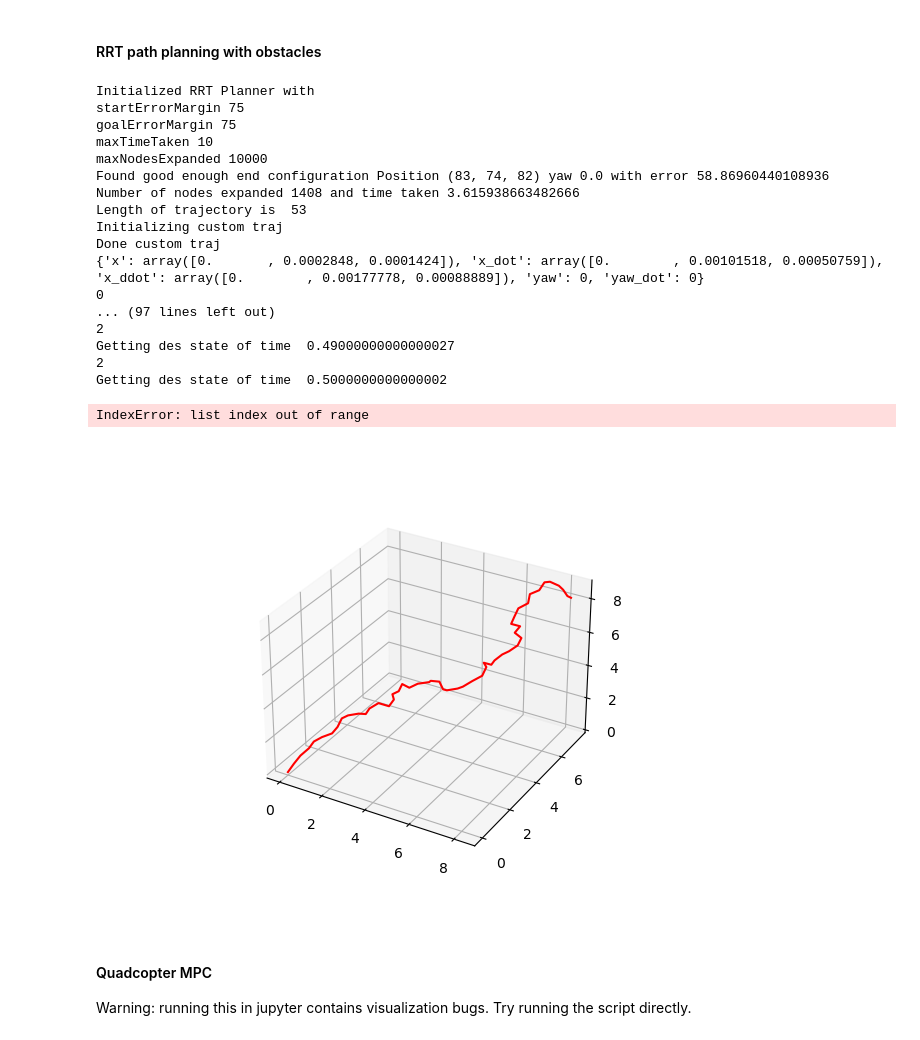
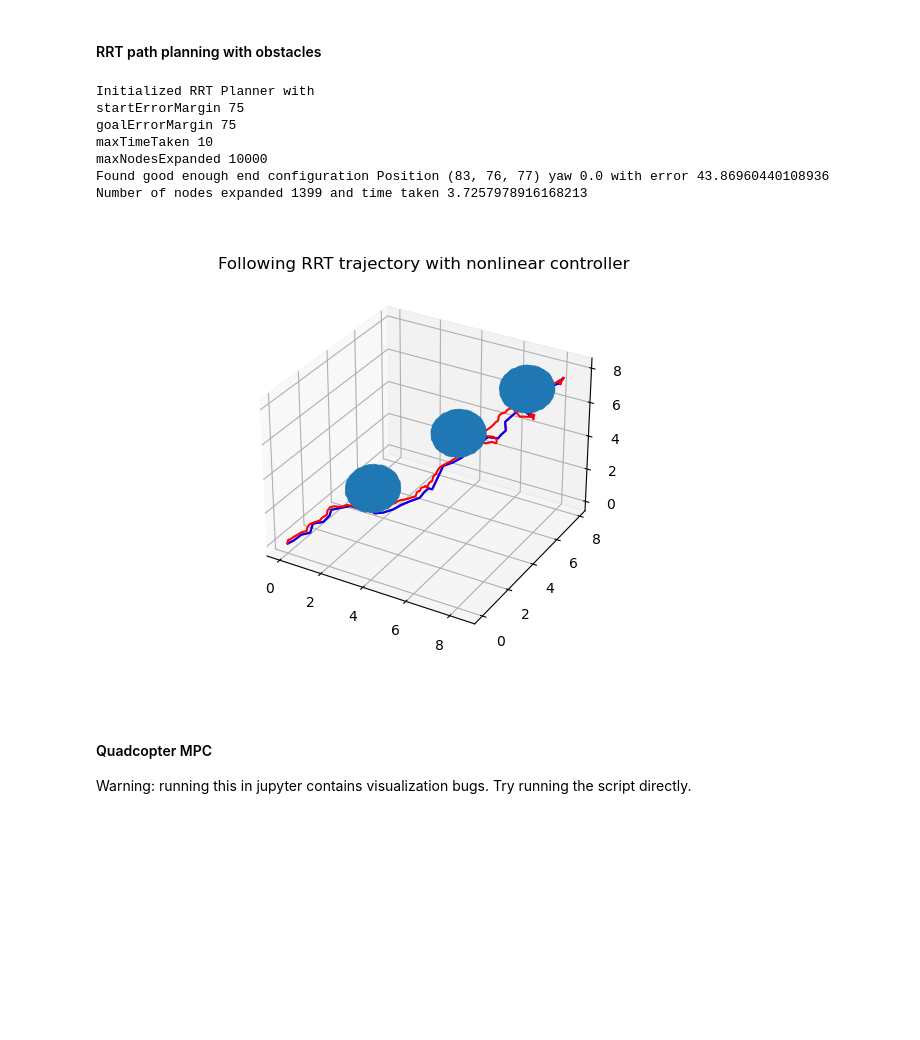
Before and after one commit to Nielsencu/quadcopter-planner, a Jupyter notebook: main.ipynb, the cells around one changed output. Saved outputs shown, nothing was run; the diff lists cells and outputs as text; code cells hidden in the pictures; blank space fills up the shorter version.

```diff
--- a/main.ipynb
+++ b/main.ipynb
@@ -110,14 +110,25 @@ grid = GridMap(100,100,100)
 grid.addObstacles(25,25,25, radius=10)
 grid.addObstacles(70,70,70, radius=10)
 grid.addObstacles(50,50,50, radius=10)
+resolution = 0.1
 startConfig = Configuration(0,0,0)
 planner = RRTPlanner(grid)
 goalConfig = Configuration(80,80,80, np.pi)
 fig = plt.figure()
 ax = fig.add_subplot(projection='3d')
-# x, y, z = grid.getMap().nonzero()
-# ax.scatter(x,y,z,c=z, alpha=1)
+x, y, z = grid.getMap().nonzero()
+x = x * resolution
+y = y * resolution
+z = z * resolution
+ax.scatter(x,y,z, 'g')
+
+# zz = np.zeros(pix_res) # set array with zeros first
+# im1 = ax.imshow(zz,vmin=15,vmax=40) # plot image, with temperature bounds
+# ax.draw_artist(im1) # draw image again
+# fig.canvas.blit(ax.bbox) # blitting - for speeding up run
+# fig.canvas.flush_events() # for real-time plot
 traj = planner.getTrajectory(startConfig, goalConfig)
+# traj = planner.getTrajectory(startConfig, goalConfig, ax=ax)
 resolution = 0.1
 if ax is not None:
     y = np.array([point.pos.y * resolution for point in traj])
@@ -125,17 +136,7 @@ if ax is not None:
     z = np.array([point.pos.z * resolution for point in traj])
     ax.plot(x, y, z, '-r')
 
-# plannerstar = RRTStarPlanner(grid)
-# traj = plannerstar.getTrajectory(startConfig, goalConfig)
-
-# if ax is not None:
-#     y = np.array([point.pos.y * resolution for point in traj])
-#     x = np.array([point.pos.x * resolution for point in traj])
-#     z = np.array([point.pos.z * resolution for point in traj])
-#     ax.plot(x, y, z, '-b')
-
 def feedRRTTrajectory(trajectory : CustomTrajectory):
-    controller = NonLinearPDController()
     t = 0
     start_pos = trajectory.getDesState(t)['x']
     end_pos = trajectory.getDesState(simulation_time)['x']
@@ -148,54 +149,38 @@ def feedRRTTrajectory(trajectory : CustomTrajectory):
         ctrl_var = controller.control(des_state, cur_state)
         action = ctrl_var['cmd_motor_speeds']
         cur_state, reward, done, info = env.step(action)
 
         plan_trajectory['x'].append(des_state['x'][0])
         plan_trajectory['y'].append(des_state['x'][1])
         plan_trajectory['z'].append(des_state['x'][2])
 
         cur_x = cur_state['x'][0]
         cur_y = cur_state['x'][1]
         cur_z = cur_state['x'][2]
 
         real_trajectory['x'].append(cur_x)
         real_trajectory['y'].append(cur_y)
         real_trajectory['z'].append(cur_z)
 
         t += dt
     return plan_trajectory, real_trajectory
 
 list_traj = [(point.pos.x * resolution, point.pos.y * resolution, point.pos.z * resolution ) for point in traj]
-print("Length of trajectory is ", len(list_traj))
-test = T / len(traj)
-print("Initializing custom traj")
-traj = CustomTrajectory(dt, list_traj, 30)
-print("Done custom traj")
-print(traj.getDesState(10))
+traj = CustomTrajectory(dt, list_traj, T=30, name="RRT")
 plan_trajectory, real_trajectory = feedRRTTrajectory(traj)
-ax.set_title(f"Following {trajectory.getName()} trajectory with {controller_w.value} controller")
+ax.set_title(f"Following {traj.getName()} trajectory with {controller_w.value} controller")
 ax.plot(plan_trajectory['x'], plan_trajectory['y'], plan_trajectory['z'], c='#0000FF')
 ax.plot(real_trajectory['x'], real_trajectory['y'], real_trajectory['z'], c='#FF0000')
 plt.show()
 # %% [output]
 Initialized RRT Planner with
 startErrorMargin 75
 goalErrorMargin 75
 maxTimeTaken 10
 maxNodesExpanded 10000
-Found good enough end configuration Position (83, 74, 82) yaw 0.0 with error 58.86960440108936
-Number of nodes expanded 1408 and time taken 3.615938663482666
-Length of trajectory is  53
-Initializing custom traj
-Done custom traj
-{'x': array([0.       , 0.0002848, 0.0001424]), 'x_dot': array([0.        , 0.00101518, 0.00050759]), 'x_ddot': array([0.        , 0.00177778, 0.00088889]), 'yaw': 0, 'yaw_dot': 0}
-0
-... (97 lines left out)
-2
-Getting des state of time  0.49000000000000027
-2
-Getting des state of time  0.5000000000000002
+Found good enough end configuration Position (83, 76, 77) yaw 0.0 with error 43.86960440108936
+Number of nodes expanded 1399 and time taken 3.7257978916168213
-IndexError: list index out of range
-[figure, old version]
+[figure, new version]
 # %% [markdown]
 #### Quadcopter MPC
 
```
Also changed, not shown: parts of 2 cells of this notebook, 3 other files.
